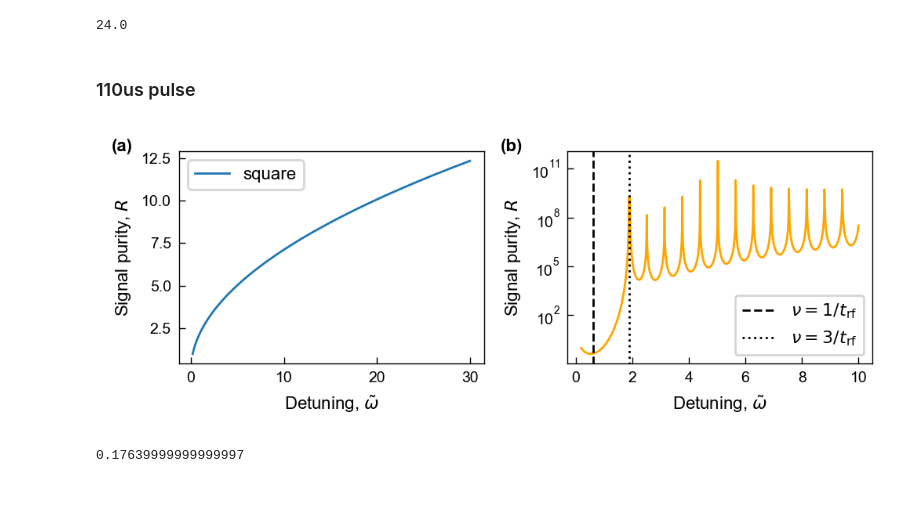
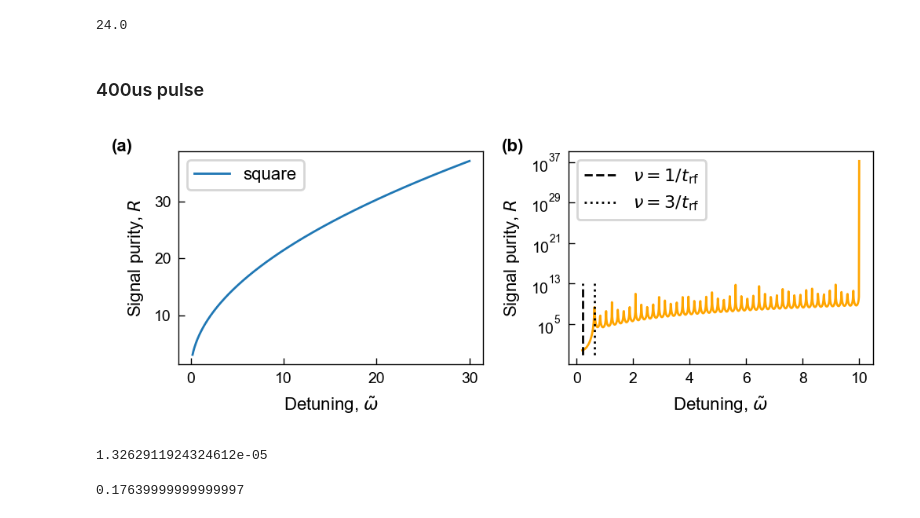
Before and after one commit to colinjdale/ChiPyLab, a Jupyter notebook: examples/plot_blackman_envelope.ipynb, the cells around one changed output. Saved outputs shown, nothing was run; the diff lists cells and outputs as text; code cells hidden in the pictures.

```diff
--- a/examples/plot_blackman_envelope.ipynb
+++ b/examples/plot_blackman_envelope.ipynb
@@ -257,10 +253,11 @@ np.float64(5.613612043447473)
 # %% [output]
 24.0
 # %% [markdown]
-### 110us pulse
+### 400us pulse
 # %%
-tau_F = 11e-6
-trf = 110e-6
+EF = 12e3
+tau_F = 1/(EF * 2 * np.pi)  # in seconds
+trf = 400e-6
 
 omega_trf = 2*np.pi/trf * tau_F
 
@@ -289,35 +286,39 @@ fig, axs = plt.subplots(1, 2, figsize=(5, 2))
 
 ax = axs[0]
 detuning = np.linspace(0.2, 30, 1000)
 ax.set(xlabel=r"Detuning, $\tilde \omega$", ylabel=r'Signal purity, $R$')
 ax.plot(detuning, alpha_HFT(detuning)/alpha_res_lim(detuning), label='square')
 
 ax.legend()
 
 ax = axs[1]
 ylims = (0.1, 1e13)
 xlims = (0.2, 10)
 detuning = np.linspace(*xlims, 1000)
 ax.set(xlabel=r"Detuning, $\tilde \omega$", ylabel=r'Signal purity, $R$',
        yscale='log')
 ax.plot(detuning, alpha_HFT_blackman(detuning)/alpha_res_blackman(detuning), color=colors[1])
 ax.vlines(omega_trf, *ylims, 'k', '--', label=r'$\nu = 1/t_\mathrm{rf}$')
 ax.vlines(3*omega_trf, *ylims, 'k', ':', label=r'$\nu = 3/t_\mathrm{rf}$')
 ax.legend()
 
 fig.tight_layout()
 
 subplot_labels = ['(a)', '(b)']
 x_offsets = [-0.22, -0.22]
 for ax, label, x_offset in zip(axs, subplot_labels, x_offsets):
 	ax.text(x_offset, 1.00, label, transform=ax.transAxes, fontweight='bold', fontsize=8)
 
 plt.subplots_adjust(top=0.90)
 
-fig.savefig("outputs/signal_purity_110us.pdf")
+fig.savefig("outputs/signal_purity_400us.pdf")
 plt.show()
 # %% [output]
-[figure, old version]
+[figure, new version]
+# %%
+tau_F
+# %% [output]
+1.3262911924324612e-05
 # %%
 0.42**2
 # %% [output]
```
Also changed, not shown: parts of 4 cells of this notebook, 1 other file.
